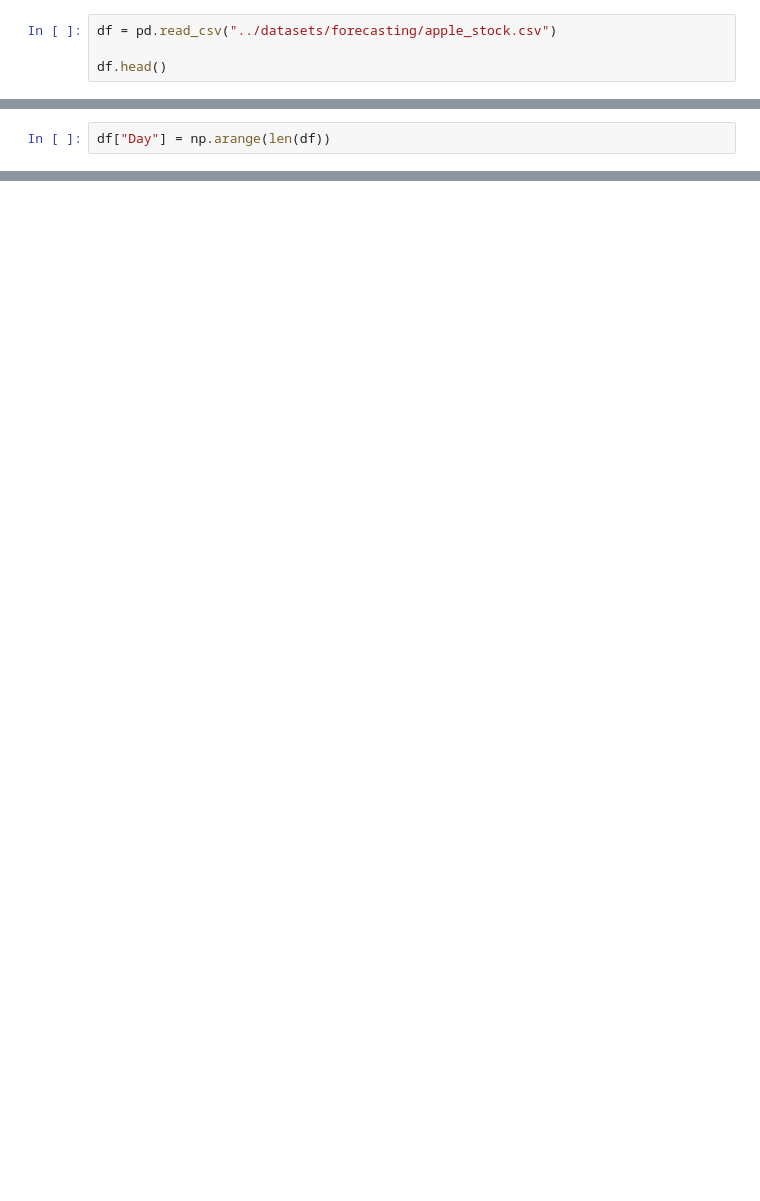
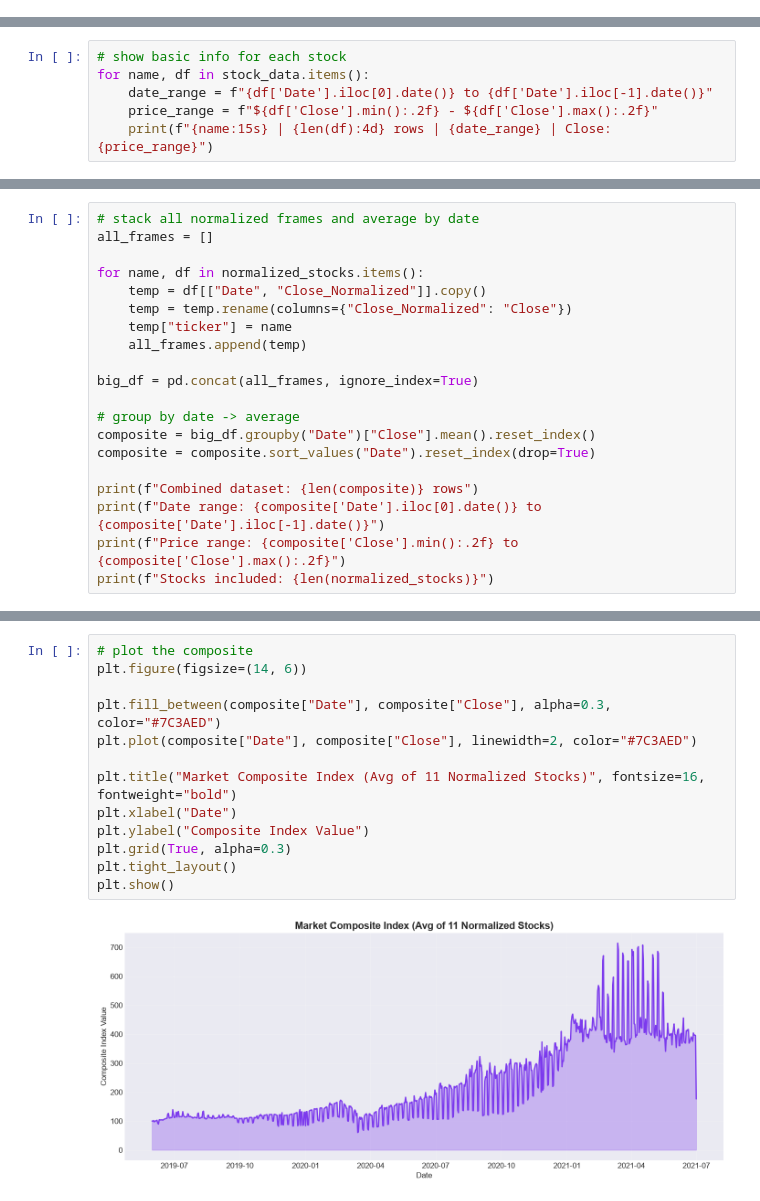
Before and after one commit to arpit7799/FinSightAI, a Jupyter notebook: notebooks/forecasting.ipynb, the cells around one changed output, grey strips where cells are left out. Drawn from its saved outputs; the diff is of its cells as text; blank space fills up the shorter version.

Commit message:
improvemed forecasting model with multiple stick datset

```diff
--- a/notebooks/forecasting.ipynb
+++ b/notebooks/forecasting.ipynb
@@ -14,4 +0,0 @@ import joblib
-# %%
-df = pd.read_csv("../datasets/forecasting/apple_stock.csv")
-
-df.head()
@@ -90,2 +0,0 @@ plt.show()
-# %%
-df["Day"] = np.arange(len(df))
@@ -466,0 +100,6 @@ joblib.dump(
+# %%
+# show basic info for each stock
+for name, df in stock_data.items():
+    date_range = f"{df['Date'].iloc[0].date()} to {df['Date'].iloc[-1].date()}"
+    price_range = f"${df['Close'].min():.2f} - ${df['Close'].max():.2f}"
+    print(f"{name:15s} | {len(df):4d} rows | {date_range} | Close: {price_range}")
@@ -466,0 +265,20 @@ joblib.dump(
+# %%
+# stack all normalized frames and average by date
+all_frames = []
+
+for name, df in normalized_stocks.items():
+    temp = df[["Date", "Close_Normalized"]].copy()
+    temp = temp.rename(columns={"Close_Normalized": "Close"})
+    temp["ticker"] = name
+    all_frames.append(temp)
+
+big_df = pd.concat(all_frames, ignore_index=True)
+
+# group by date -> average
+composite = big_df.groupby("Date")["Close"].mean().reset_index()
+composite = composite.sort_values("Date").reset_index(drop=True)
+
+print(f"Combined dataset: {len(composite)} rows")
+print(f"Date range: {composite['Date'].iloc[0].date()} to {composite['Date'].iloc[-1].date()}")
+print(f"Price range: {composite['Close'].min():.2f} to {composite['Close'].max():.2f}")
+print(f"Stocks included: {len(normalized_stocks)}")
@@ -466,0 +290,15 @@ joblib.dump(
+# %%
+# plot the composite
+plt.figure(figsize=(14, 6))
+
+plt.fill_between(composite["Date"], composite["Close"], alpha=0.3, color="#7C3AED")
+plt.plot(composite["Date"], composite["Close"], linewidth=2, color="#7C3AED")
+
+plt.title("Market Composite Index (Avg of 11 Normalized Stocks)", fontsize=16, fontweight="bold")
+plt.xlabel("Date")
+plt.ylabel("Composite Index Value")
+plt.grid(True, alpha=0.3)
+plt.tight_layout()
+plt.show()
+# %% [output]
+[figure, added]
```
Also changed, not shown: parts of 89 cells of this notebook, 13 other files.
